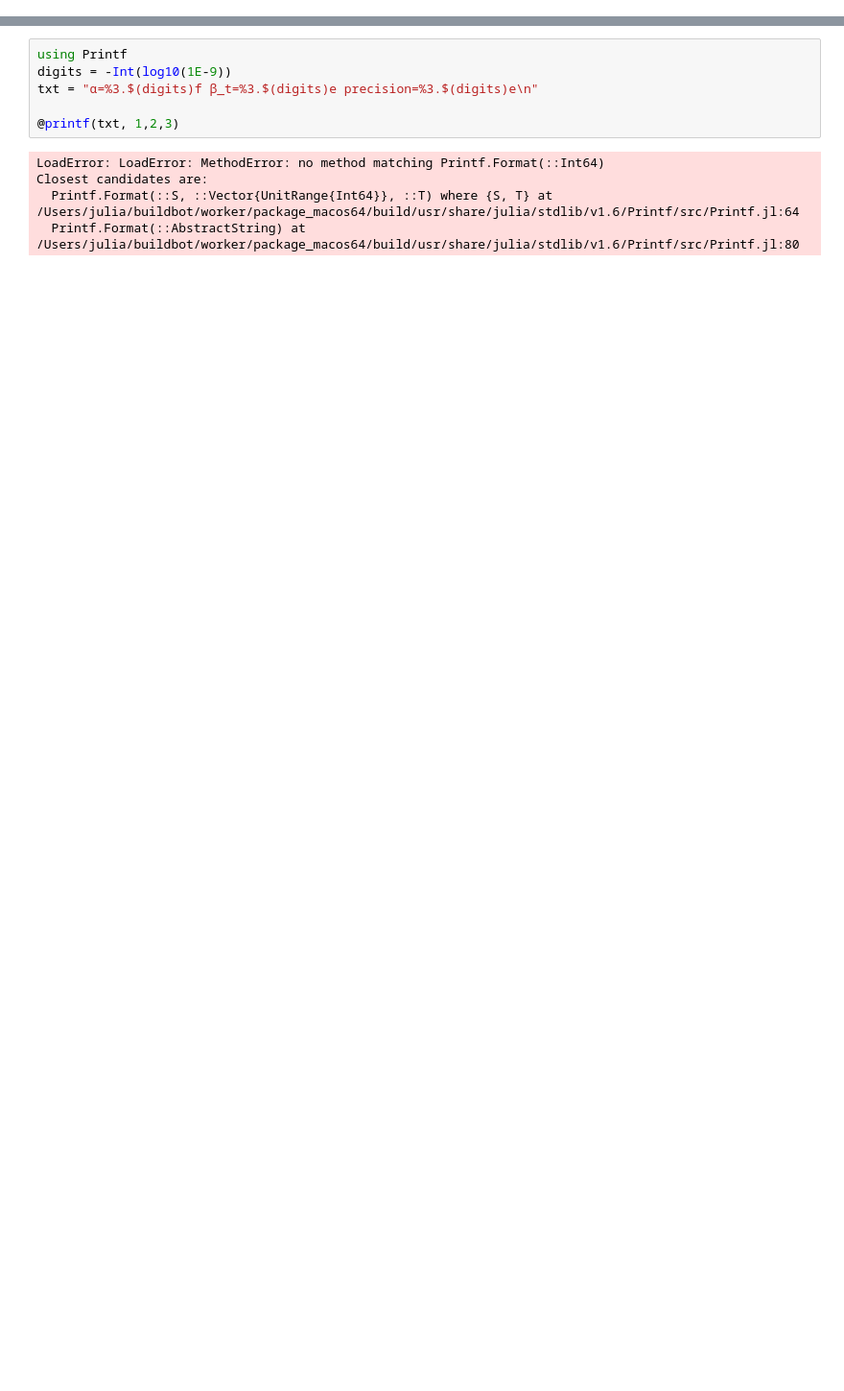
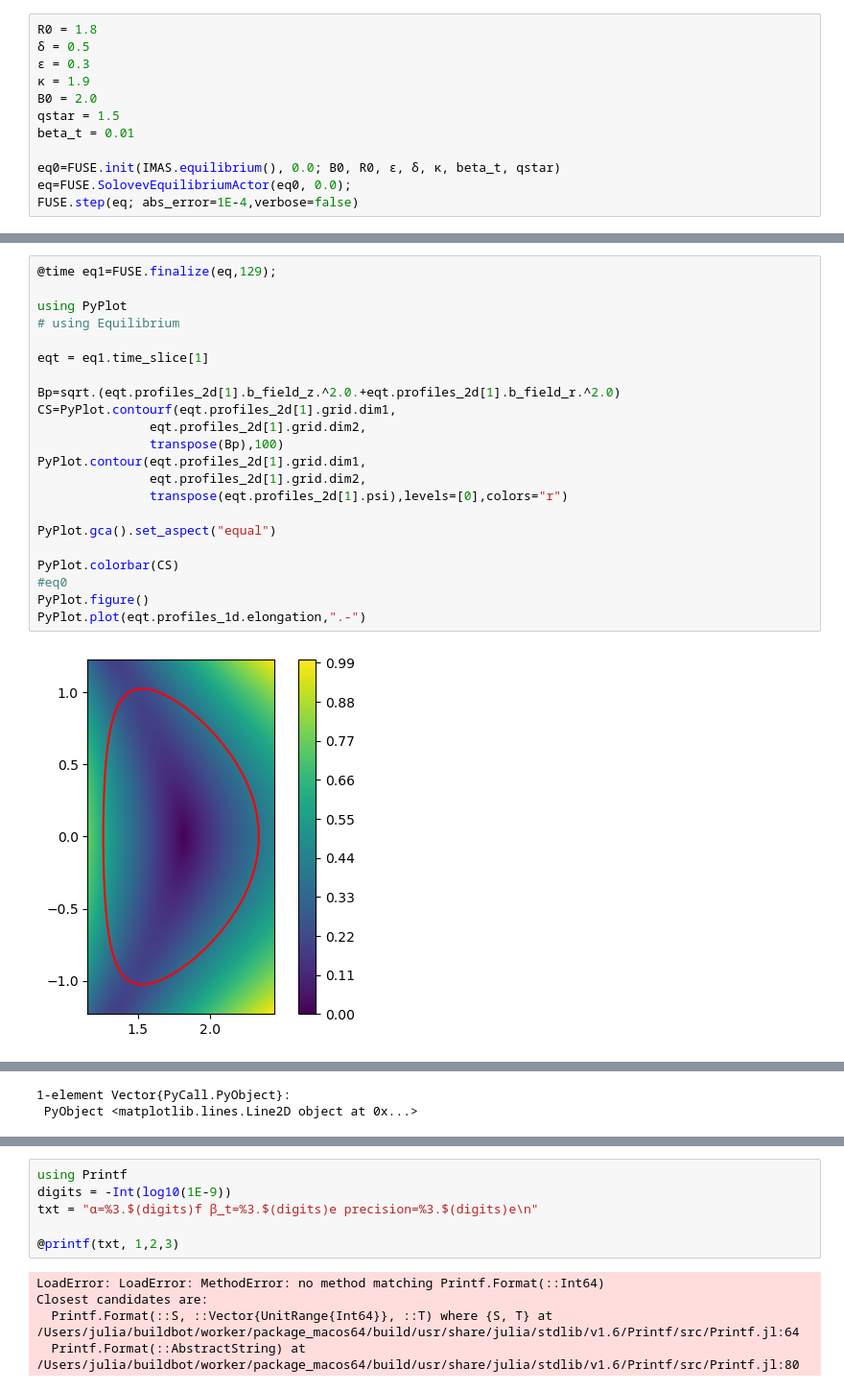
Before and after one commit to ProjectTorreyPines/FUSE.jl, a Jupyter notebook: examples/FUSE_development.ipynb, the cells around one changed output, grey strips where cells are left out. Shown at 96% size. Saved outputs shown, nothing was run; the diff lists cells and outputs as text; blank space fills up the shorter version.

```diff
--- a/examples/FUSE_development.ipynb
+++ b/examples/FUSE_development.ipynb
@@ -86,0 +16,12 @@ PyPlot.gca().set_aspect("equal")
+# %%
+R0 = 1.8
+δ = 0.5
+ϵ = 0.3
+κ = 1.9
+B0 = 2.0
+qstar = 1.5
+beta_t = 0.01
+
+eq0=FUSE.init(IMAS.equilibrium(), 0.0; B0, R0, ϵ, δ, κ, beta_t, qstar)
+eq=FUSE.SolovevEquilibriumActor(eq0, 0.0);
+FUSE.step(eq; abs_error=1E-4,verbose=false)
@@ -86,0 +42,24 @@ PyPlot.gca().set_aspect("equal")
+# %%
+@time eq1=FUSE.finalize(eq,129);
+
+using PyPlot
+# using Equilibrium
+
+eqt = eq1.time_slice[1]
+
+Bp=sqrt.(eqt.profiles_2d[1].b_field_z.^2.0.+eqt.profiles_2d[1].b_field_r.^2.0)
+CS=PyPlot.contourf(eqt.profiles_2d[1].grid.dim1,
+               eqt.profiles_2d[1].grid.dim2,
+               transpose(Bp),100)
+PyPlot.contour(eqt.profiles_2d[1].grid.dim1,
+               eqt.profiles_2d[1].grid.dim2,
+               transpose(eqt.profiles_2d[1].psi),levels=[0],colors="r")
+
+PyPlot.gca().set_aspect("equal")
+
+PyPlot.colorbar(CS)
+#eq0
+PyPlot.figure()
+PyPlot.plot(eqt.profiles_1d.elongation,".-")
+# %% [output]
+[figure, added]
@@ -86,0 +67,2 @@ PyPlot.gca().set_aspect("equal")
+1-element Vector{PyCall.PyObject}:
+ PyObject <matplotlib.lines.Line2D object at 0x...>
```
Also changed, not shown: parts of 7 cells of this notebook, 2 other files.
